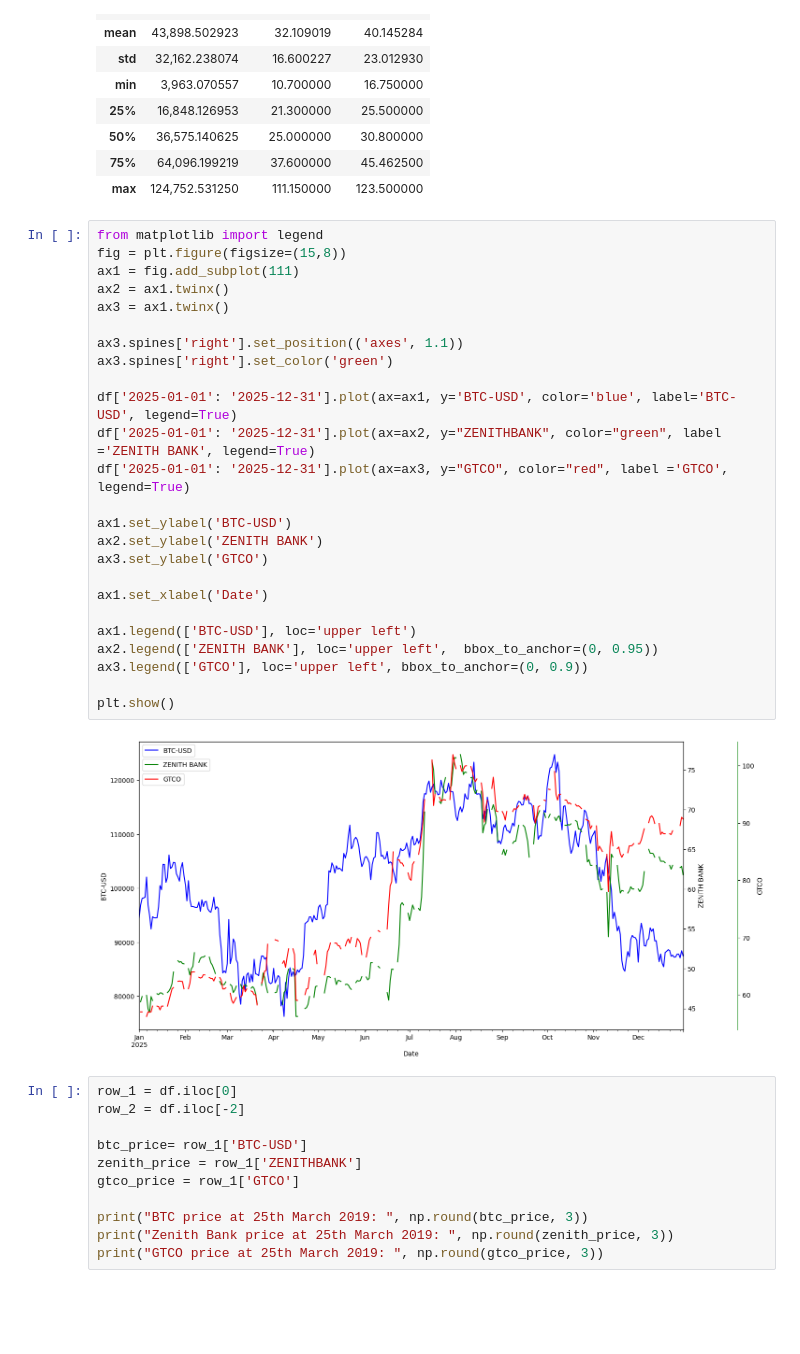
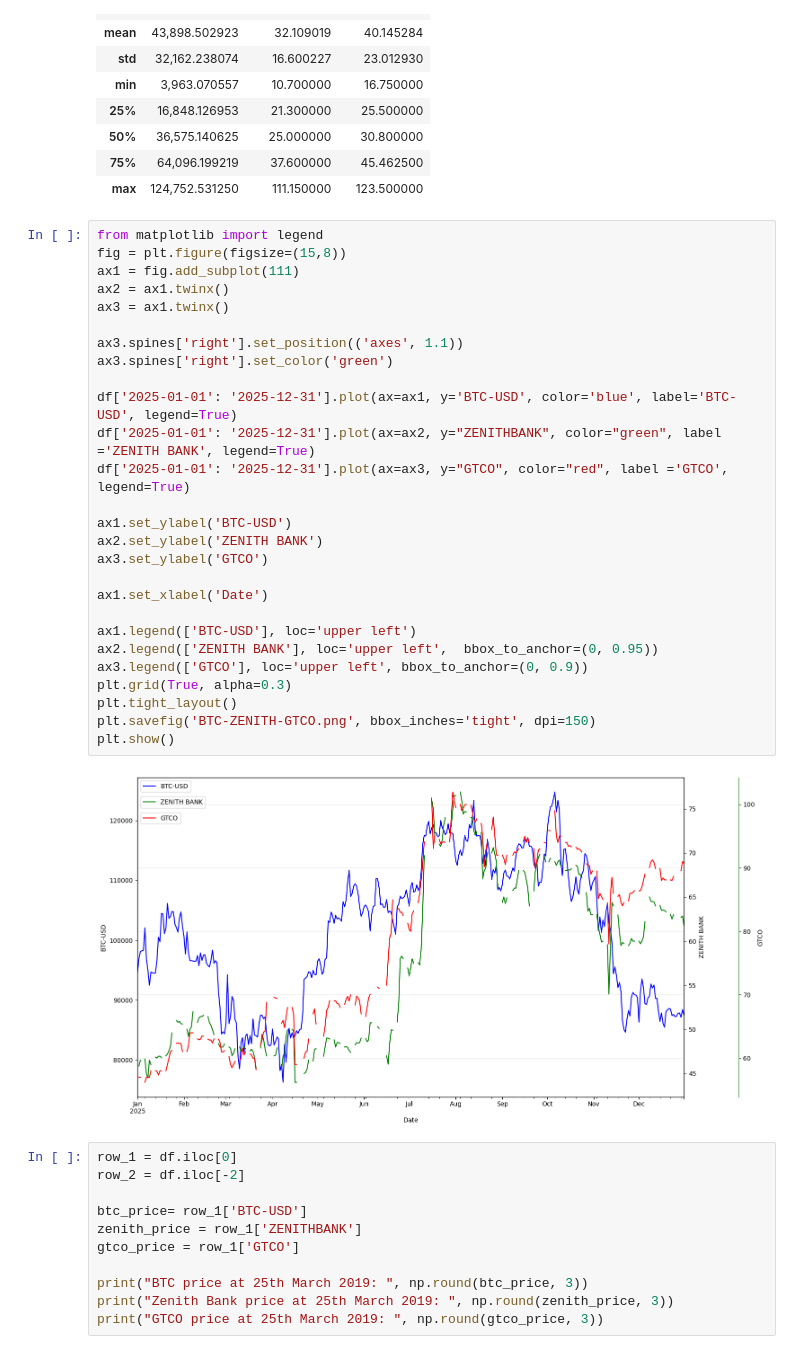
Before and after one commit to Sahdam/Nigerian-Financial-Risk-Intelligence-System, a Jupyter notebook: Nigerian_Financial_Risk_Intelligence_System.ipynb, the cells around one changed output. Cells and saved outputs as stored; diff of their text form; blank space fills up the shorter version.

```diff
--- a/Nigerian_Financial_Risk_Intelligence_System.ipynb
+++ b/Nigerian_Financial_Risk_Intelligence_System.ipynb
@@ -199,30 +199,32 @@ df.describe()
 # %%
 from matplotlib import legend
 fig = plt.figure(figsize=(15,8))
 ax1 = fig.add_subplot(111)
 ax2 = ax1.twinx()
 ax3 = ax1.twinx()
 
 ax3.spines['right'].set_position(('axes', 1.1))
 ax3.spines['right'].set_color('green')
 
 df['2025-01-01': '2025-12-31'].plot(ax=ax1, y='BTC-USD', color='blue', label='BTC-USD', legend=True)
 df['2025-01-01': '2025-12-31'].plot(ax=ax2, y="ZENITHBANK", color="green", label ='ZENITH BANK', legend=True)
 df['2025-01-01': '2025-12-31'].plot(ax=ax3, y="GTCO", color="red", label ='GTCO', legend=True)
 
 ax1.set_ylabel('BTC-USD')
 ax2.set_ylabel('ZENITH BANK')
 ax3.set_ylabel('GTCO')
 
 ax1.set_xlabel('Date')
 
 ax1.legend(['BTC-USD'], loc='upper left')
 ax2.legend(['ZENITH BANK'], loc='upper left',  bbox_to_anchor=(0, 0.95))
 ax3.legend(['GTCO'], loc='upper left', bbox_to_anchor=(0, 0.9))
-
+plt.grid(True, alpha=0.3)
+plt.tight_layout()
+plt.savefig('BTC-ZENITH-GTCO.png', bbox_inches='tight', dpi=150)
 plt.show()
 # %% [output]
-[figure, old version]
+[figure, new version]
 # %%
 row_1 = df.iloc[0]
 row_2 = df.iloc[-2]
```
Also changed, not shown: parts of 6 cells of this notebook.
